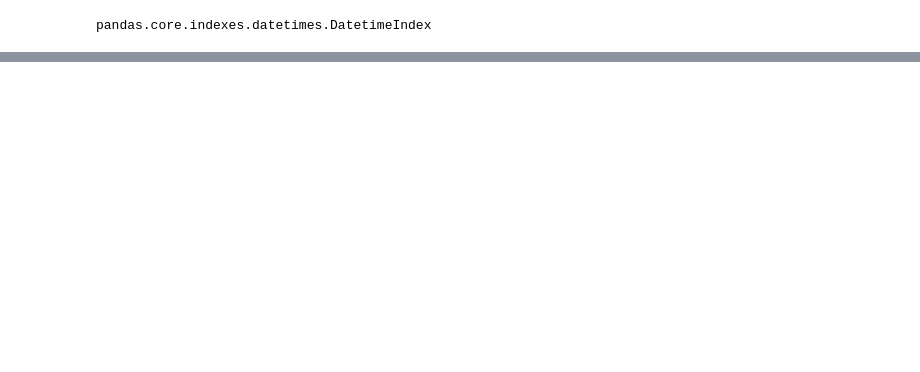
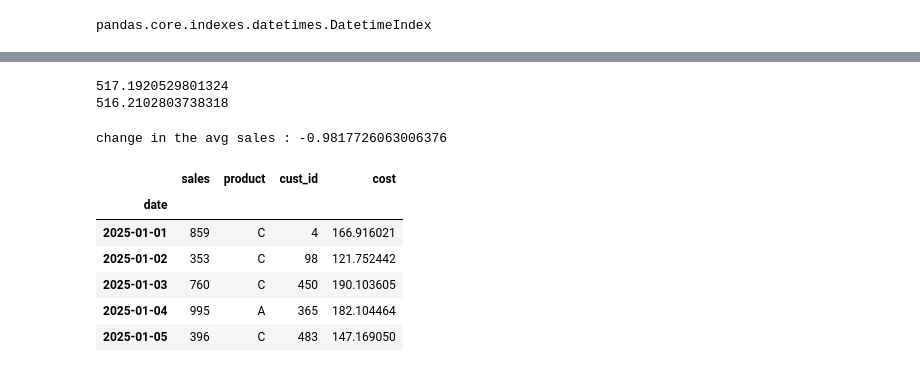
Before and after one commit to Msanjayds/Machine_Learning_Projects, a Jupyter notebook: 1. Libraries/b.Pandas_usecase.ipynb, the cells around one changed output, grey strips where cells are left out. Saved outputs shown, nothing was run; the diff lists cells and outputs as text; code cells hidden in the pictures; blank space fills up the shorter version.

```diff
--- a/1. Libraries/b.Pandas_usecase.ipynb
+++ b/1. Libraries/b.Pandas_usecase.ipynb
@@ -30,0 +160,22 @@ df.head()
+# %%
+pre_campagin = df[df.index < '2025-06-01']['sales'].mean()
+post_campgain = df[df.index >= '2025-06-01']['sales'].mean()
+print(pre_campagin)
+print(post_campgain)
+# %% [output]
+517.1920529801324
+516.2102803738318
+# %%
+print(f'change in the avg sales : {post_campgain - pre_campagin}')
+# %% [output]
+change in the avg sales : -0.9817726063006376
+# %%
+df.head()
+# %% [output]
+|  | sales | product | cust_id | cost |
+| date |  |  |  |  |
+| 2025-01-01 | 859 | C | 4 | 166.916021 |
+| 2025-01-02 | 353 | C | 98 | 121.752442 |
+| 2025-01-03 | 760 | C | 450 | 190.103605 |
+| 2025-01-04 | 995 | A | 365 | 182.104464 |
+| 2025-01-05 | 396 | C | 483 | 147.169050 |
```
Also changed, not shown: parts of 20 cells of this notebook, 1 other file.
